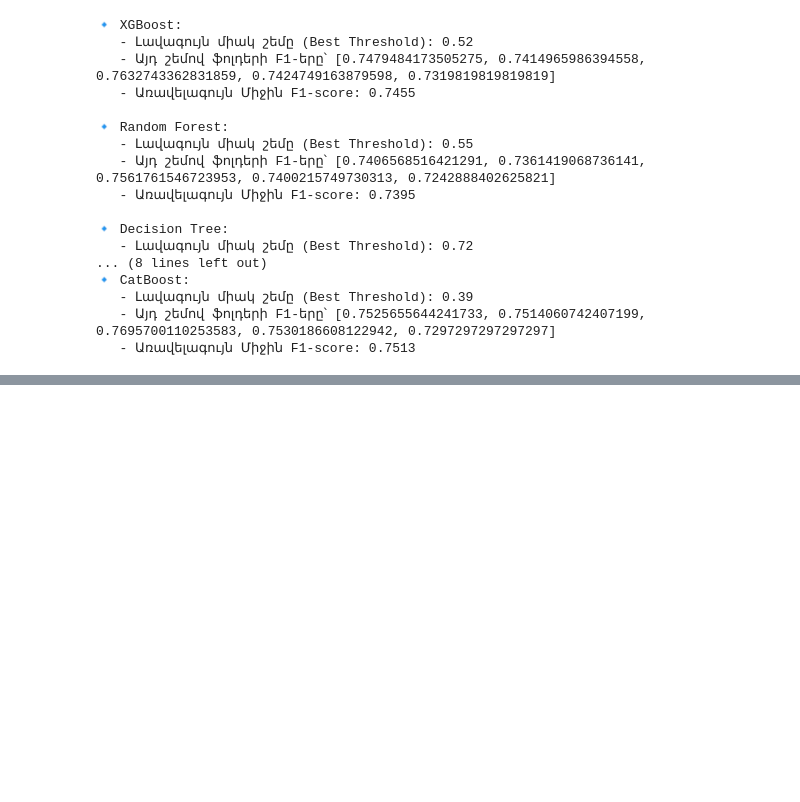
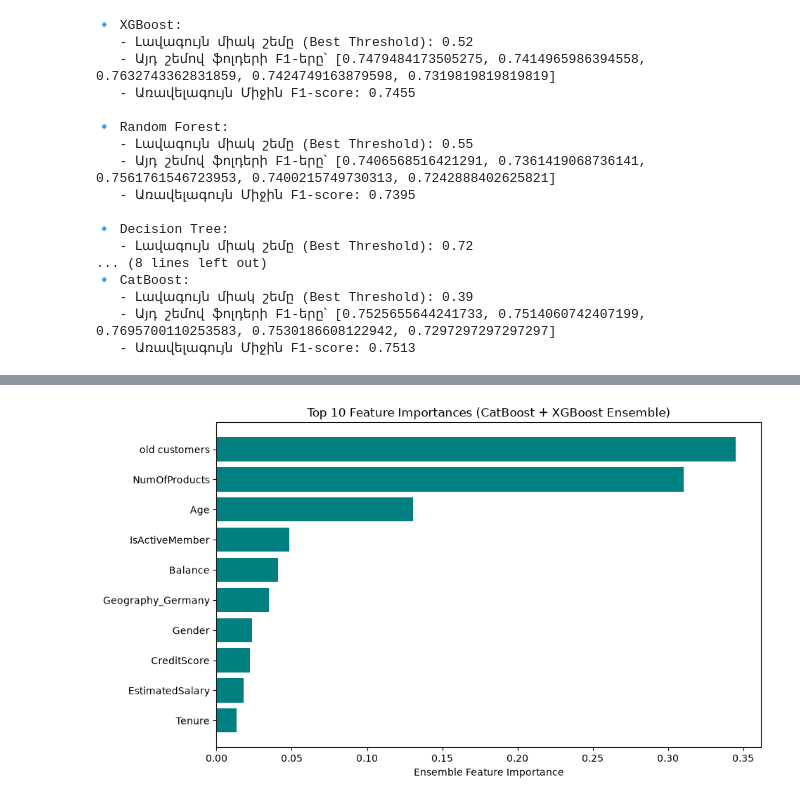
Before and after one commit to armengasparyan314/Programing, a Jupyter notebook: Bank Customer Churn/Main Project.ipynb, the cells around one changed output, grey strips where cells are left out. Drawn from its saved outputs; the diff is of its cells as text; code cells hidden in the pictures; blank space fills up the shorter version.

```diff
--- a/Bank Customer Churn/Main Project.ipynb
+++ b/Bank Customer Churn/Main Project.ipynb
@@ -557,0 +587,29 @@ dtype: float64
+# %%
+import pandas as pd
+import matplotlib.pyplot as plt
+
+# 1. Ստանում ենք յուրաքանչյուր մոդելի ֆիչերների կարևորությունները
+xgb_importances = xgb_after_overfitting.feature_importances_
+cat_importances = cat_after_overfitting.feature_importances_
+
+# Որպեսզի սանդղակները նույնը լինեն, նորմալացնում ենք (sum = 1)
+cat_importances = cat_importances / cat_importances.sum()
+xgb_importances = xgb_importances / xgb_importances.sum()
+
+# 2. Միջինացնում ենք անսամբլի կշիռներով
+ensemble_importances = (best_weight_cat * cat_importances) + (best_w_xgb * xgb_importances)
+
+# 3. Սարքում ենք DataFrame հարմար նկարելու համար
+importance_df = pd.DataFrame({
+    'Feature': x_train.columns,
+    'Importance': ensemble_importances
+}).sort_values(by='Importance', ascending=False)
+
+# 4. Վիզուալիզացիա (Top 10 կամ բոլորը)
+plt.figure(figsize=(10, 6))
+plt.barh(importance_df['Feature'][:10][::-1], importance_df['Importance'][:10][::-1], color='teal')
+plt.xlabel('Ensemble Feature Importance')
+plt.title('Top 10 Feature Importances (CatBoost + XGBoost Ensemble)')
+plt.show()
+# %% [output]
+[figure, added]
```
Also changed, not shown: parts of 17 cells of this notebook.
